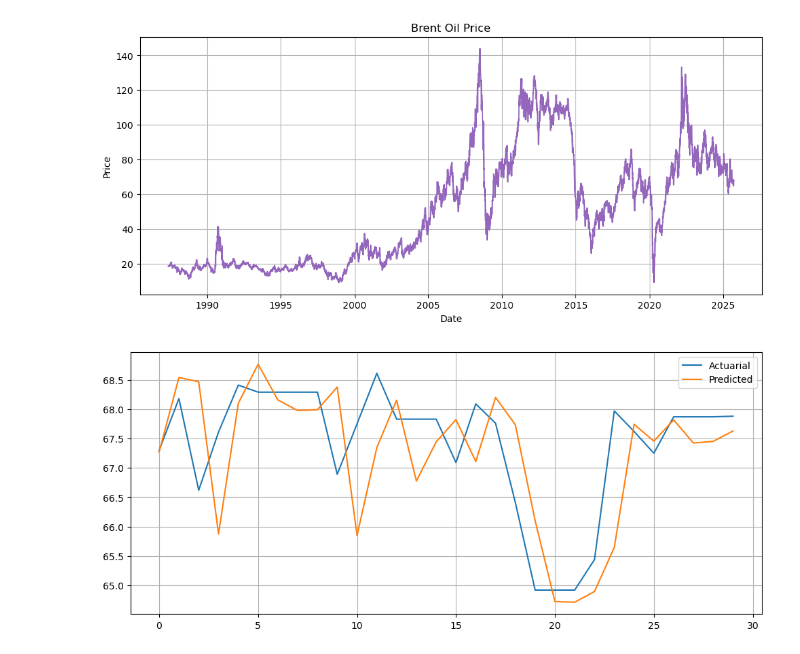
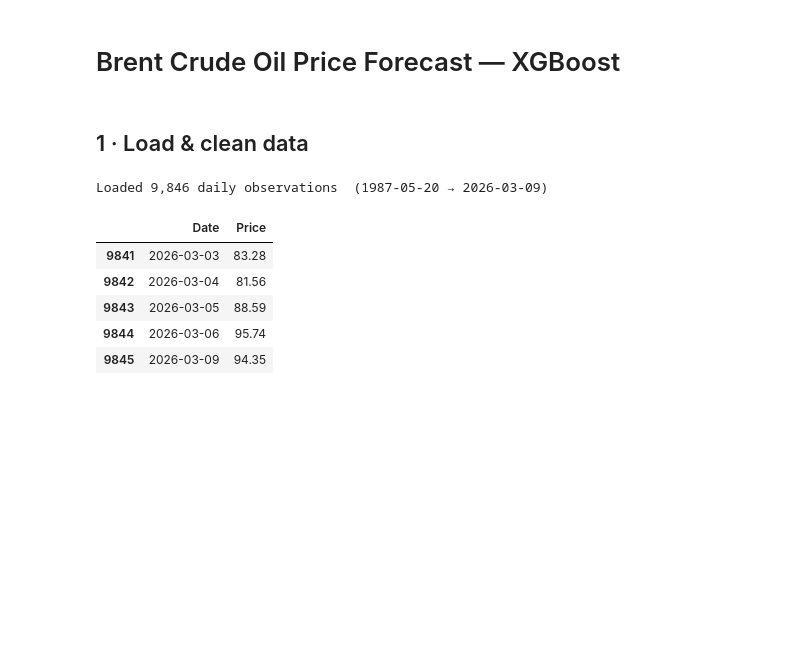
Before and after one commit to frankwwu/Time-Series-Forecasting, a Jupyter notebook: Univariate XGBoost Brent Oil Price/Brent Oil Price Forecast XGBoost Model Tuning.ipynb, the cells around one changed output. Drawn from its saved outputs; the diff is of its cells as text; code cells hidden in the pictures; blank space fills up the shorter version.

```diff
--- a/Univariate XGBoost Brent Oil Price/Brent Oil Price Forecast XGBoost Model Tuning.ipynb
+++ b/Univariate XGBoost Brent Oil Price/Brent Oil Price Forecast XGBoost Model Tuning.ipynb
@@ -210,10 +1,2 @@ RMAE: 1.521
-# %%
-plt.figure(figsize = (12, 5))
-plt.plot(y, label = 'Actuarial')
-plt.plot(yhat, label = 'Predicted')
-plt.grid(True)
-plt.legend()
-plt.show()
-# %% [output]
-[figure, removed]
-[figure, removed]
+# %% [markdown]
+# Brent Crude Oil Price Forecast — XGBoost
@@ -219,0 +21,35 @@ plt.show()
+# %% [markdown]
+## 1 · Load & clean data
+# %%
+def load_brent(url: str = "https://www.eia.gov/dnav/pet/hist_xls/RBRTEd.xls") -> pd.DataFrame:
+    """Download EIA Brent spot-price Excel file and return a clean daily DataFrame."""
+    df = (
+        pd.read_excel(url, sheet_name="Data 1", skiprows=2)
+          .rename(columns={"Europe Brent Spot Price FOB (Dollars per Barrel)": "Price"})
+    )
+    # drop rows with missing or negative prices
+    df = df[df["Price"] > 0].copy()
+
+    # make Date the index and forward-fill weekends / holidays
+    df["Date"] = pd.to_datetime(df["Date"])
+    df = (
+        df.set_index("Date")
+          .resample("D")["Price"]
+          .ffill()
+          .reset_index()
+    )
+    print(f"Loaded {len(df):,} daily observations  "
+          f"({df['Date'].min().date()} → {df['Date'].max().date()})")
+    return df
+
+
+df = load_brent()
+df.tail()
+# %% [output]
+Loaded 9,846 daily observations  (1987-05-20 → 2026-03-09)
+|  | Date | Price |
+| 9841 | 2026-03-03 | 83.28 |
+| 9842 | 2026-03-04 | 81.56 |
+| 9843 | 2026-03-05 | 88.59 |
+| 9844 | 2026-03-06 | 95.74 |
+| 9845 | 2026-03-09 | 94.35 |
```
Also changed, not shown: parts of 41 cells of this notebook.
